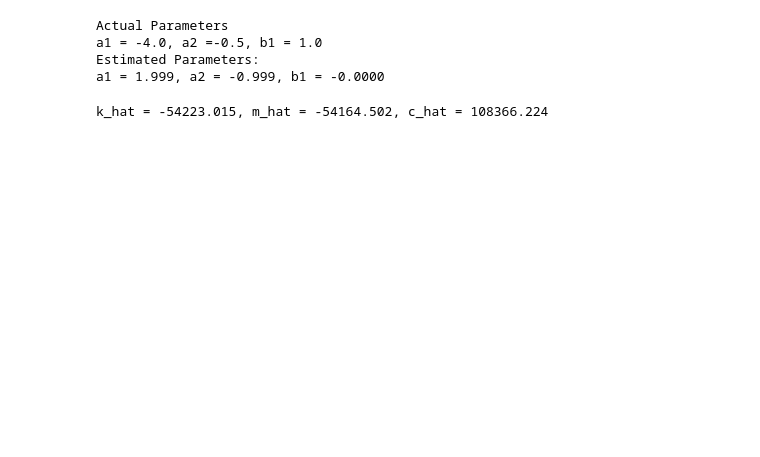
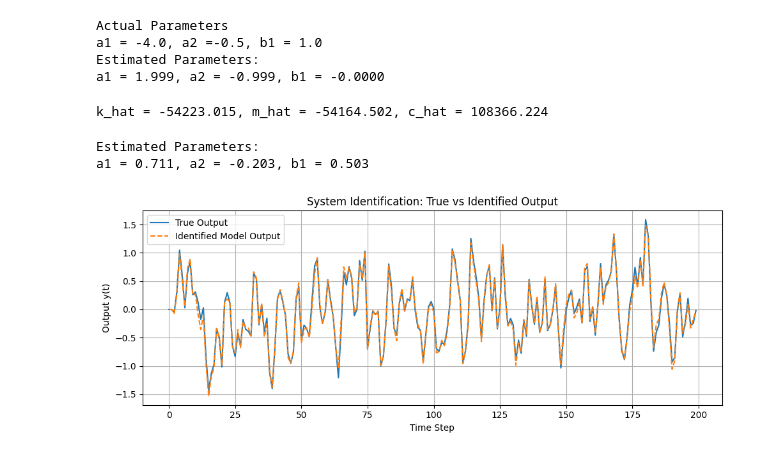
Before and after one commit to gibbsalex/my-demos, a Jupyter notebook: bike_suspension_sim/sig_id_proto.ipynb, the cells around one changed output. Drawn from its saved outputs; the diff is of its cells as text; code cells hidden in the pictures; blank space fills up the shorter version.

```diff
--- a/bike_suspension_sim/sig_id_proto.ipynb
+++ b/bike_suspension_sim/sig_id_proto.ipynb
@@ -104,3 +109,71 @@ c_hat = a1_hat*-1*k_hat
 print(f"k_hat = {k_hat:.3f}, m_hat = {m_hat:.3f}, c_hat = {c_hat:.3f}")
 # %% [output]
 k_hat = -54223.015, m_hat = -54164.502, c_hat = 108366.224
+# %%
+# chat gpt code
+
+import numpy as np
+import matplotlib.pyplot as plt
+from numpy.linalg import lstsq
+
+# -------------------------
+# Step 1: Simulate Data
+# -------------------------
+np.random.seed(42)
+
+# True system: y(t) = 0.7*y(t-1) - 0.2*y(t-2) + 0.5*u(t-1)
+N = 200  # number of time steps
+u = np.random.randn(N)  # random input
+y = np.zeros(N)
+
+# Simulate true output with some noise
+for t in range(2, N):
+    y[t] = 0.7 * y[t-1] - 0.2 * y[t-2] + 0.5 * u[t-1] + 0.05 * np.random.randn()
+
+# -------------------------
+# Step 2: Build Regressor Matrix for ARX(n=2, m=1)
+# y(t) = a1*y(t-1) + a2*y(t-2) + b1*u(t-1)
+# -------------------------
+Phi = []  # regressor matrix
+Y = []    # output vector
+
+for t in range(2, N):
+    Phi.append([y[t-1], y[t-2], u[t-1]])  # [a1, a2, b1]
+    Y.append(y[t])
+
+Phi = np.array(Phi)
+Y = np.array(Y)
+
+# -------------------------
+# Step 3: Least Squares Estimation
+# -------------------------
+theta_hat, _, _, _ = lstsq(Phi, Y, rcond=None)
+a1_hat, a2_hat, b1_hat = theta_hat
+
+print("Estimated Parameters:")
+print(f"a1 = {a1_hat:.3f}, a2 = {a2_hat:.3f}, b1 = {b1_hat:.3f}")
+
+# -------------------------
+# Step 4: Simulate Identified Model
+# -------------------------
+y_hat = np.zeros(N)
+for t in range(2, N):
+    y_hat[t] = a1_hat * y_hat[t-1] + a2_hat * y_hat[t-2] + b1_hat * u[t-1]
+
+# -------------------------
+# Step 5: Plot and Compare
+# -------------------------
+plt.figure(figsize=(10, 4))
+plt.plot(y, label='True Output')
+plt.plot(y_hat, '--', label='Identified Model Output')
+plt.xlabel('Time Step')
+plt.ylabel('Output y(t)')
+plt.legend()
+plt.title('System Identification: True vs Identified Output')
+plt.grid()
+plt.tight_layout()
+plt.show()
+# %% [output]
+Estimated Parameters:
+a1 = 0.711, a2 = -0.203, b1 = 0.503
+[figure, added]
```
Also changed, not shown: parts of 5 cells of this notebook.
